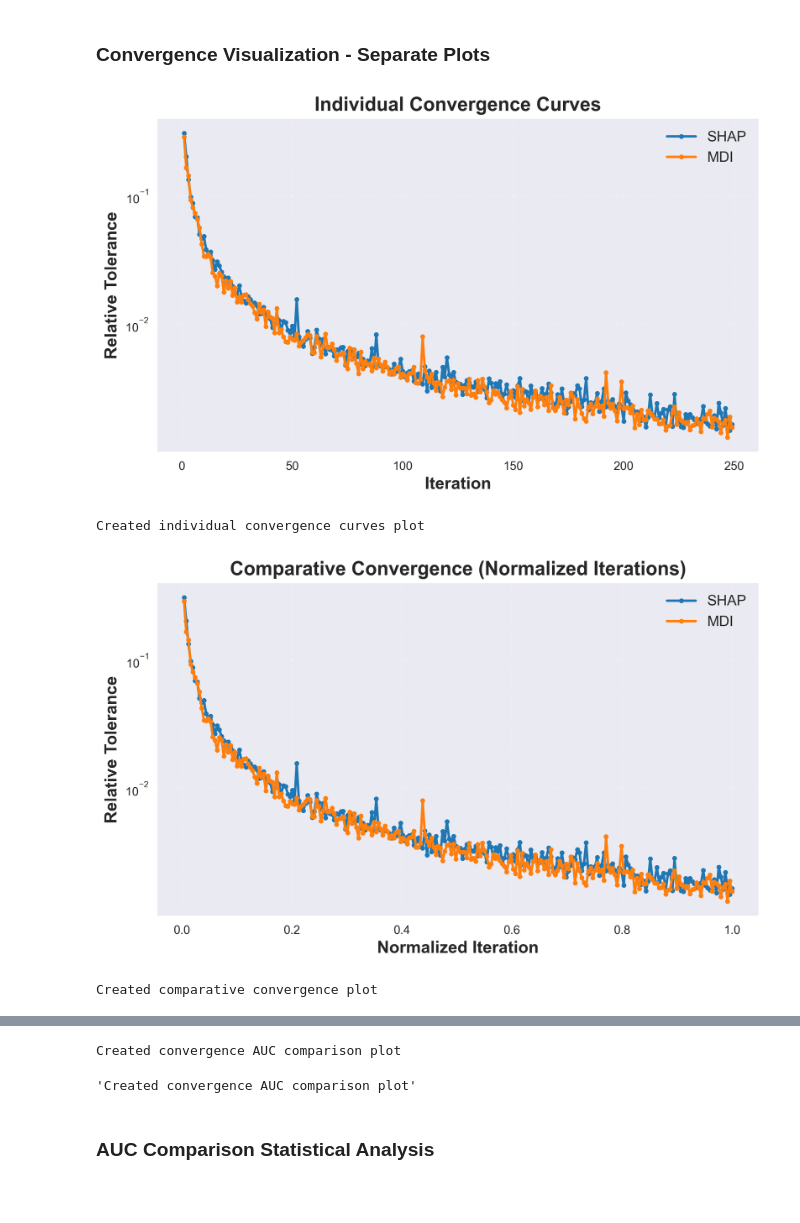
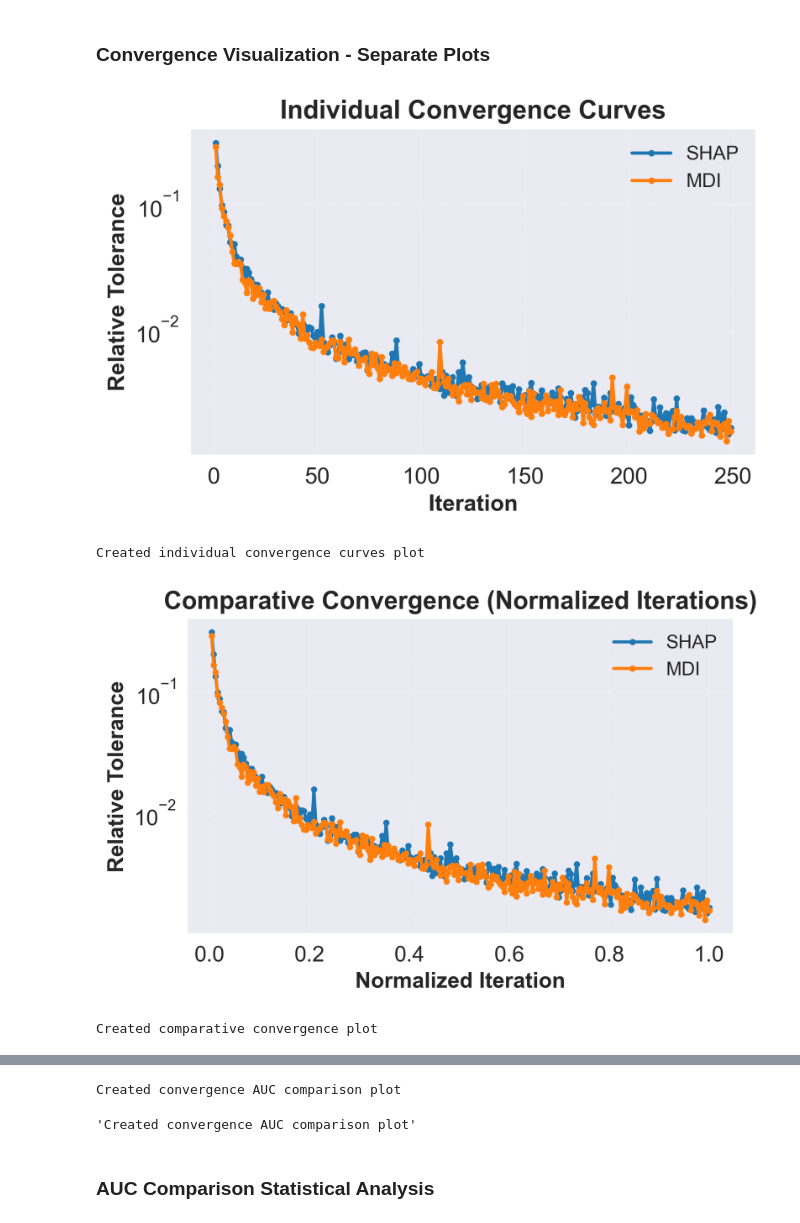
Before and after one commit to AnEvilBurrito/ode-biomarker-project, a Jupyter notebook: thesis-notebooks/result1/sub-section5/feat_importance_analysis.ipynb, the cells around one changed output, grey strips where cells are left out. Saved outputs shown, nothing was run; the diff lists cells and outputs as text; code cells hidden in the pictures; blank space fills up the shorter version.

```diff
--- a/thesis-notebooks/result1/sub-section5/feat_importance_analysis.ipynb
+++ b/thesis-notebooks/result1/sub-section5/feat_importance_analysis.ipynb
@@ -554,9 +584,11 @@ for condition, files in data_files.items():
 # %%
 # Create publication-quality convergence plots as separate figures
 plt.rcParams['font.size'] = 14
+plt.rcParams["xtick.labelsize"] = 14  # Set x-tick size
+plt.rcParams["ytick.labelsize"] = 14  # Set y-tick size
 
 # Plot 1: Individual convergence curves (separate file)
-plt.figure(figsize=(8, 5), dpi=300)
+plt.figure(figsize=(6, 4), dpi=300)
 
 for condition, files in data_files.items():
     if 'meta_results' not in files:
@@ -583,7 +615,7 @@ plt.show()
 save_and_print("Created individual convergence curves plot", print_report_file, level="info")
 
 # Plot 2: Comparative convergence (normalized iterations) - separate file
-plt.figure(figsize=(8, 5), dpi=300)
+plt.figure(figsize=(6, 4), dpi=300)
 
 for condition, files in data_files.items():
     if 'meta_results' not in files:
@@ -609,35 +641,35 @@ plt.legend(fontsize=12)
 plt.tight_layout()
 plt.savefig(f"{file_save_path}comparative_convergence_{exp_id}.png", dpi=300, bbox_inches='tight')
 plt.show()
 
 save_and_print("Created comparative convergence plot", print_report_file, level="info")
 
 # Plot 3: Convergence AUC comparison (separate file)
-plt.figure(figsize=(8, 6), dpi=300)
+plt.figure(figsize=(6, 4), dpi=300)
 
 methods = []
 auc_values = []
 
 for condition in conditions:
     if condition in convergence_results:
         methods.append('SHAP' if 'shap' in condition else 'MDI')
         auc_values.append(convergence_results[condition]['auc'])
 
 bars = plt.bar(methods, auc_values,
                color=[color_mapping['shap'] if m == 'SHAP' else color_mapping['mdi'] for m in methods],
                alpha=0.8, edgecolor='black', linewidth=1, capsize=10)
 
 plt.title('Convergence Performance Comparison\n(AUC - Lower is Better)', fontsize=16, fontweight='bold')
 plt.ylabel('Area Under Curve (AUC)', fontsize=14, fontweight='bold')
 plt.grid(axis='y', alpha=0.2, linestyle='--')
 
 plt.tight_layout()
 plt.savefig(f"{file_save_path}convergence_auc_comparison_{exp_id}.png", dpi=300, bbox_inches='tight')
 plt.show()
 
 save_and_print("Created convergence AUC comparison plot", print_report_file, level="info")
 # %% [output]
-[figure, old version]
+[figure, new version]
 Created individual convergence curves plot
-[figure, old version]
+[figure, new version]
 Created comparative convergence plot
```
Also changed, not shown: parts of 25 cells of this notebook, 8 other files.
